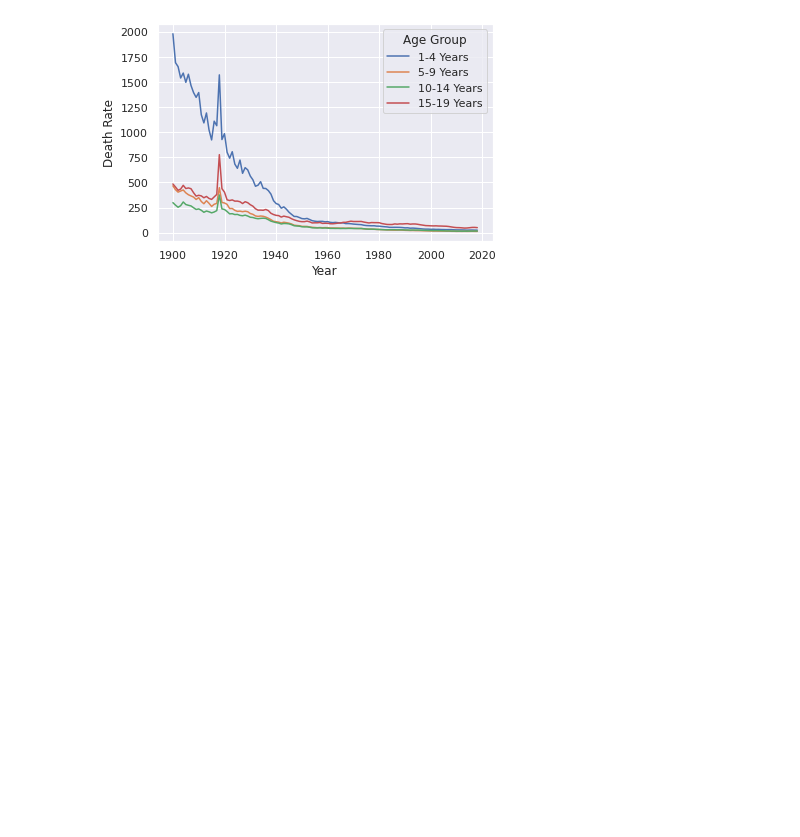
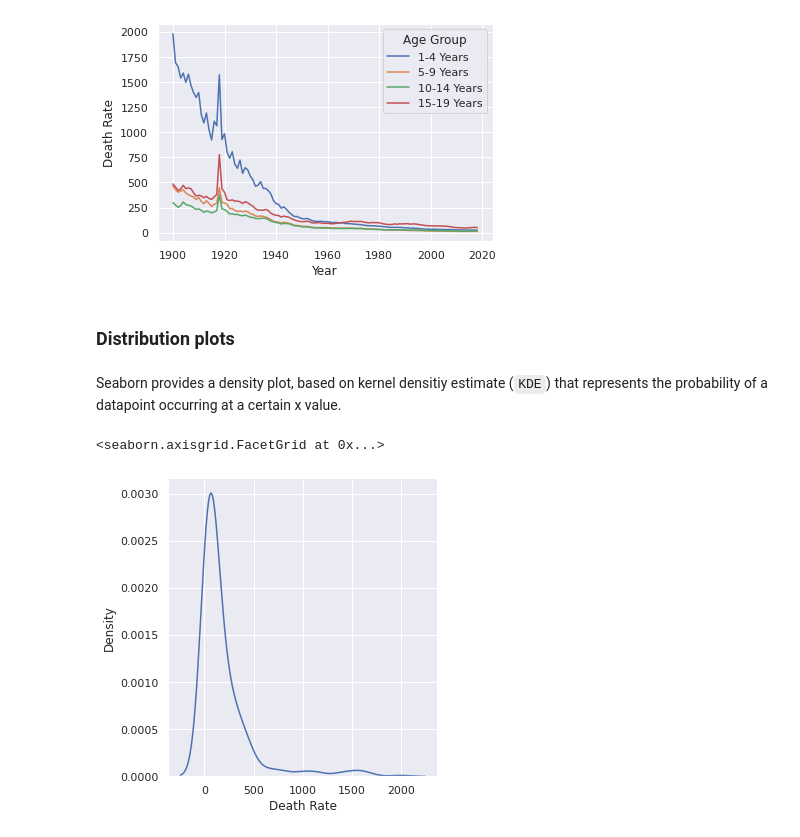
Before and after one commit to brendenwest/cis276, a Jupyter notebook: 4_statistical_visualization.ipynb, the cells around one changed output. Drawn from its saved outputs; the diff is of its cells as text; code cells hidden in the pictures; blank space fills up the shorter version.

```diff
--- a/4_statistical_visualization.ipynb
+++ b/4_statistical_visualization.ipynb
@@ -111,3 +111,12 @@ x='Year', y='Death Rate', hue='Age Group')
 ax.get_figure().savefig('lineChart.png')
 # %% [output]
 [figure]
+# %% [markdown]
+### Distribution plots
+# %% [markdown]
+Seaborn provides a density plot, based on kernel densitiy estimate (`KDE`) that represents the probability of a datapoint occurring at a certain x value.
+# %%
+sns.displot(data=mortality_data, kind='kde', x='Death Rate')
+# %% [output]
+<seaborn.axisgrid.FacetGrid at 0x...>
+[figure, added]
```
Also changed, not shown: parts of 2 cells of this notebook.
